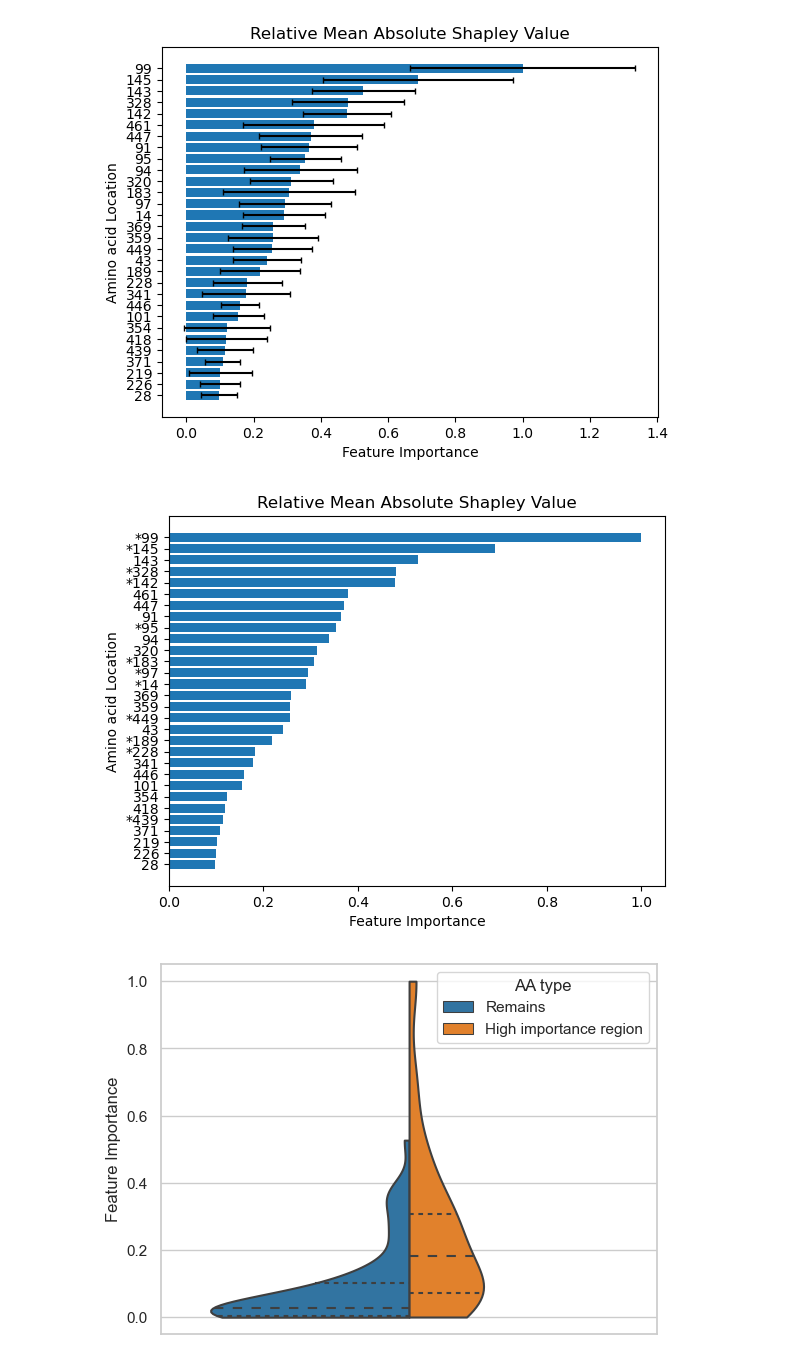
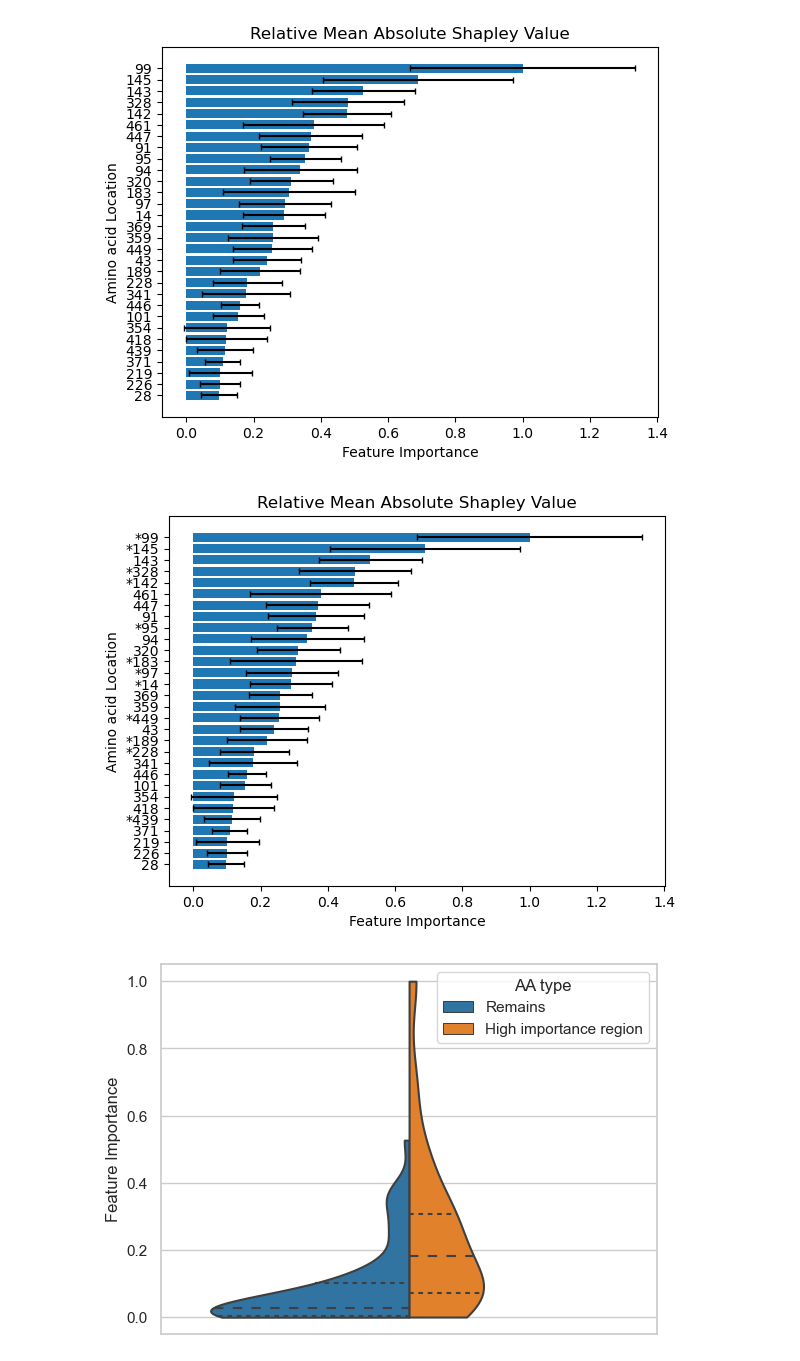
Before and after one commit to Chemical118/ProRF_server, a Jupyter notebook: RBs.ipynb, the cells around one changed output. Saved outputs shown, nothing was run; the diff lists cells and outputs as text; code cells hidden in the pictures.

```diff
--- a/RBs.ipynb
+++ b/RBs.ipynb
@@ -68,14 +68,14 @@ for l in L1
 end
 data = Pandas.DataFrame(Dict("Feature Importance" => MF1, "AA type" => tag1));
 # %%
-view_importance(R1, NL1, MF1, show_number=30)
+view_importance(R1, NL1, MF1, SF1, show_number=30)
 data["all"] = ""
 set_theme(style="whitegrid", palette="tab10")
 violinplot(x="all", y="Feature Importance", hue="AA type", inner="quartile", data=data, split=true, bw=0.4, cut=0)
 xlabel("")
 display(gcf())
 close("all")
 matplotlib.rc_file_defaults()
 # %% [output]
-[figure, old version]
+[figure, new version]
 [figure]
```
Also changed, not shown: parts of 1 cell of this notebook.
